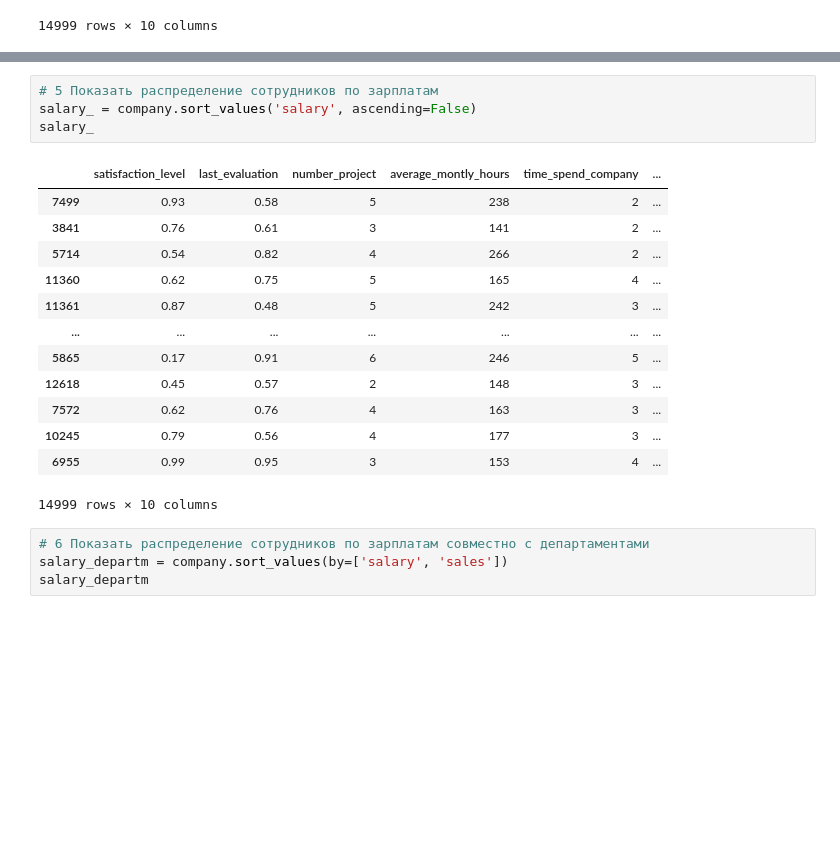
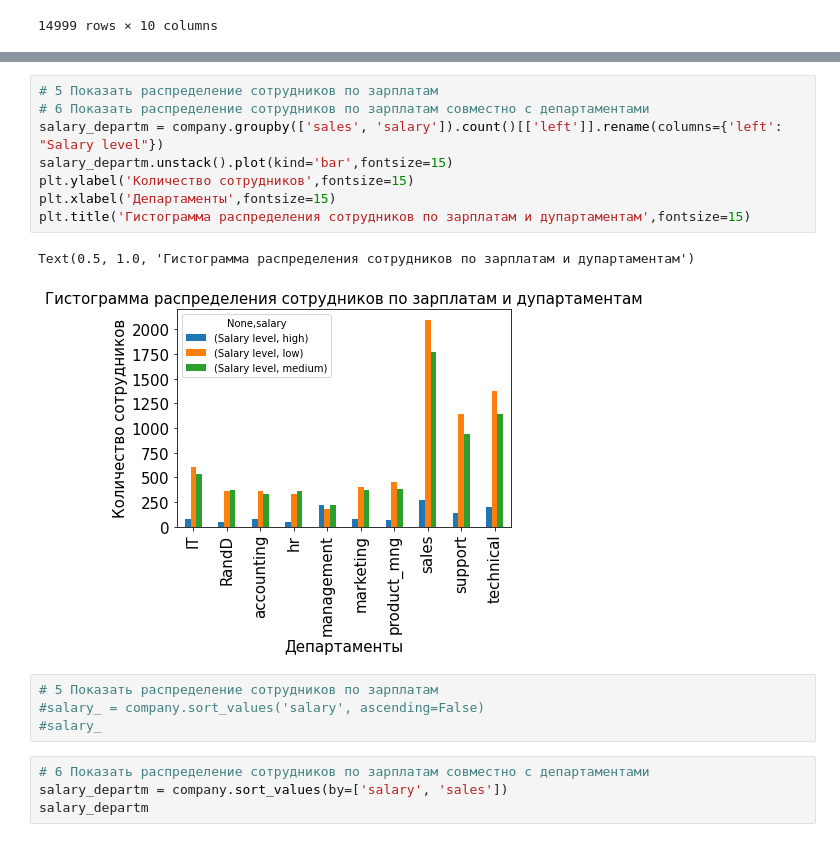
Before and after one commit to artemkiselev77/homework, a Jupyter notebook: finaltest_DZ.ipynb, the cells around one changed output, grey strips where cells are left out. Saved outputs shown, nothing was run; the diff lists cells and outputs as text; blank space fills up the shorter version.

```diff
--- a/finaltest_DZ.ipynb
+++ b/finaltest_DZ.ipynb
@@ -85,21 +85,18 @@ company.groupby('sales').count()
+# %%
+# 5 Показать распределение сотрудников по зарплатам
+# 6 Показать распределение сотрудников по зарплатам совместно с департаментами
+salary_departm = company.groupby(['sales', 'salary']).count()[['left']].rename(columns={'left': "Salary level"})
+salary_departm.unstack().plot(kind='bar',fontsize=15)
+plt.ylabel('Количество сотрудников',fontsize=15)
+plt.xlabel('Департаменты',fontsize=15)
+plt.title('Гистограмма распределения сотрудников по зарплатам и дупартаментам',fontsize=15)
+# %% [output]
+Text(0.5, 1.0, 'Гистограмма распределения сотрудников по зарплатам и дупартаментам')
+[figure, added]
 # %%
 # 5 Показать распределение сотрудников по зарплатам
-salary_ = company.sort_values('salary', ascending=False)
-salary_
+#salary_ = company.sort_values('salary', ascending=False)
+#salary_
-# %% [output]
-|  | satisfaction_level | last_evaluation | number_project | average_montly_hours | time_spend_company | ... |
-| 7499 | 0.93 | 0.58 | 5 | 238 | 2 | ... |
-| 3841 | 0.76 | 0.61 | 3 | 141 | 2 | ... |
-| 5714 | 0.54 | 0.82 | 4 | 266 | 2 | ... |
-| 11360 | 0.62 | 0.75 | 5 | 165 | 4 | ... |
-| 11361 | 0.87 | 0.48 | 5 | 242 | 3 | ... |
-| ... | ... | ... | ... | ... | ... | ... |
-| 5865 | 0.17 | 0.91 | 6 | 246 | 5 | ... |
-| 12618 | 0.45 | 0.57 | 2 | 148 | 3 | ... |
-| 7572 | 0.62 | 0.76 | 4 | 163 | 3 | ... |
-| 10245 | 0.79 | 0.56 | 4 | 177 | 3 | ... |
-| 6955 | 0.99 | 0.95 | 3 | 153 | 4 | ... |
-14999 rows × 10 columns
 # %%
 # 6 Показать распределение сотрудников по зарплатам совместно с департаментами
 salary_departm = company.sort_values(by=['salary', 'sales'])
```
Also changed, not shown: parts of 15 cells of this notebook.
